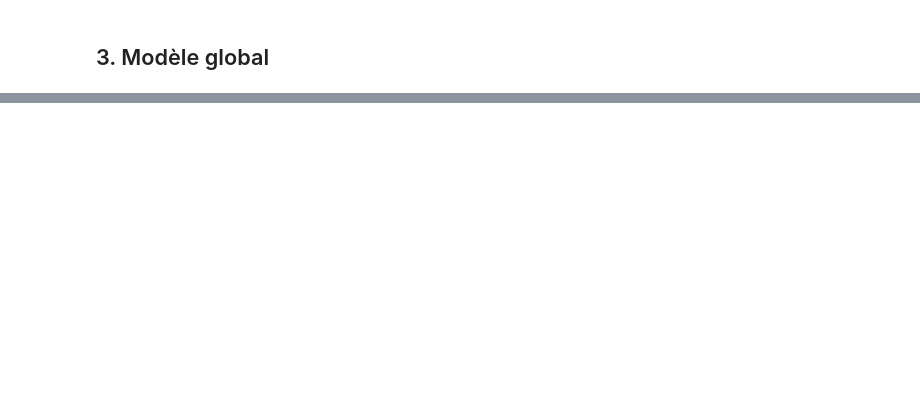
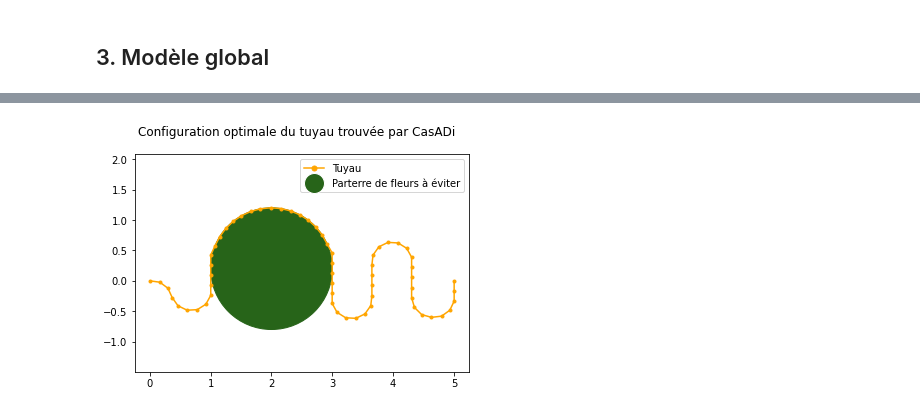
Before and after one commit to LouisJustinTALLOT/projet-optimisation-alvarez-tallot, a Jupyter notebook: projet_optimisation_alvarez_tallot.ipynb, the cells around one changed output, grey strips where cells are left out. Cells and saved outputs as stored; diff of their text form; code cells hidden in the pictures; blank space fills up the shorter version.

```diff
--- a/projet_optimisation_alvarez_tallot.ipynb
+++ b/projet_optimisation_alvarez_tallot.ipynb
@@ -367,0 +376,4 @@ array([ 3.57526963e-33, -1.66666667e-01, -3.33236007e-01, -4.76227086e-01,
+# %%
+optim_avec_parterre(R=1)
+# %% [output]
+[figure, added]
```
Also changed, not shown: parts of 11 cells of this notebook.
